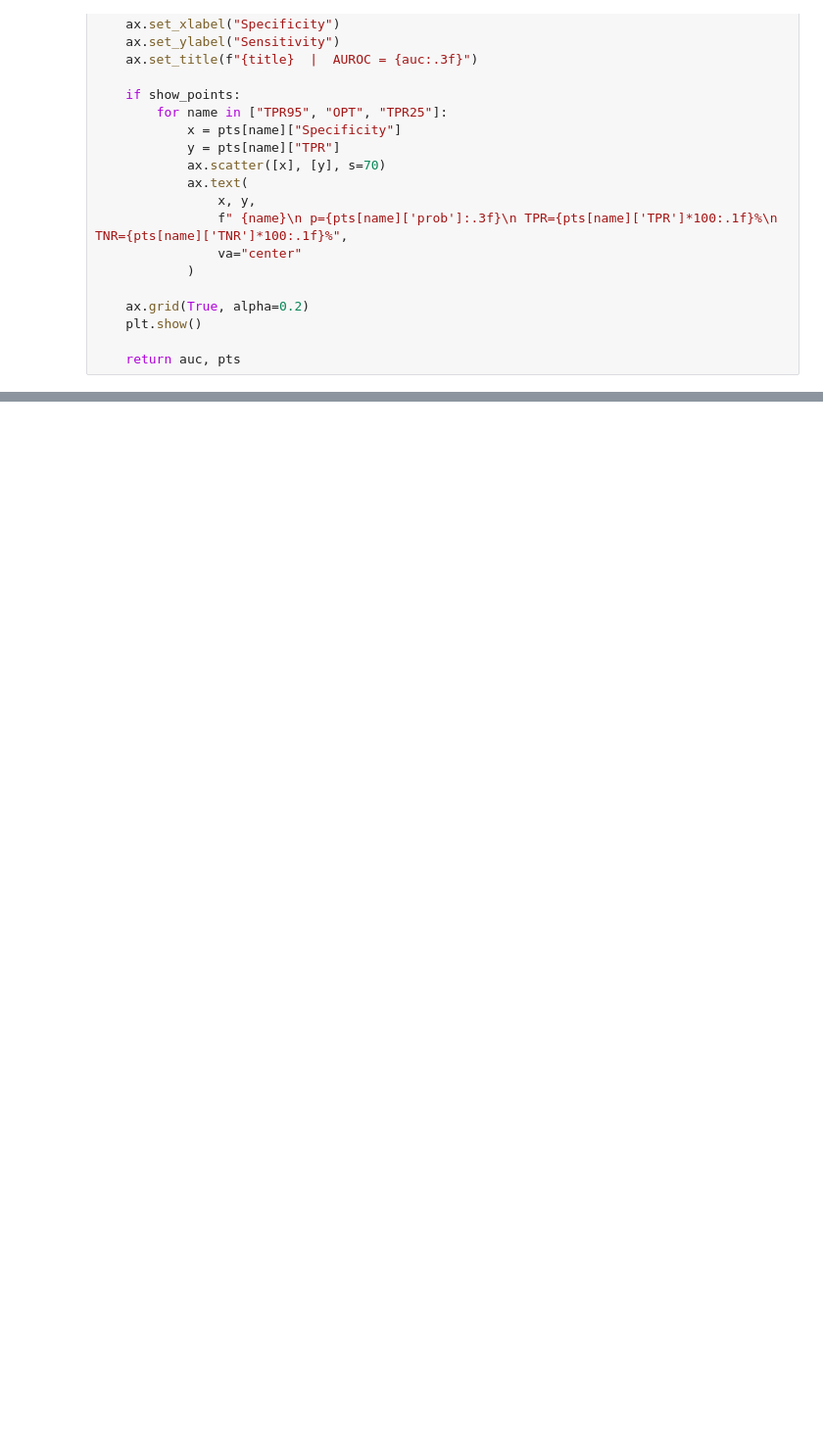
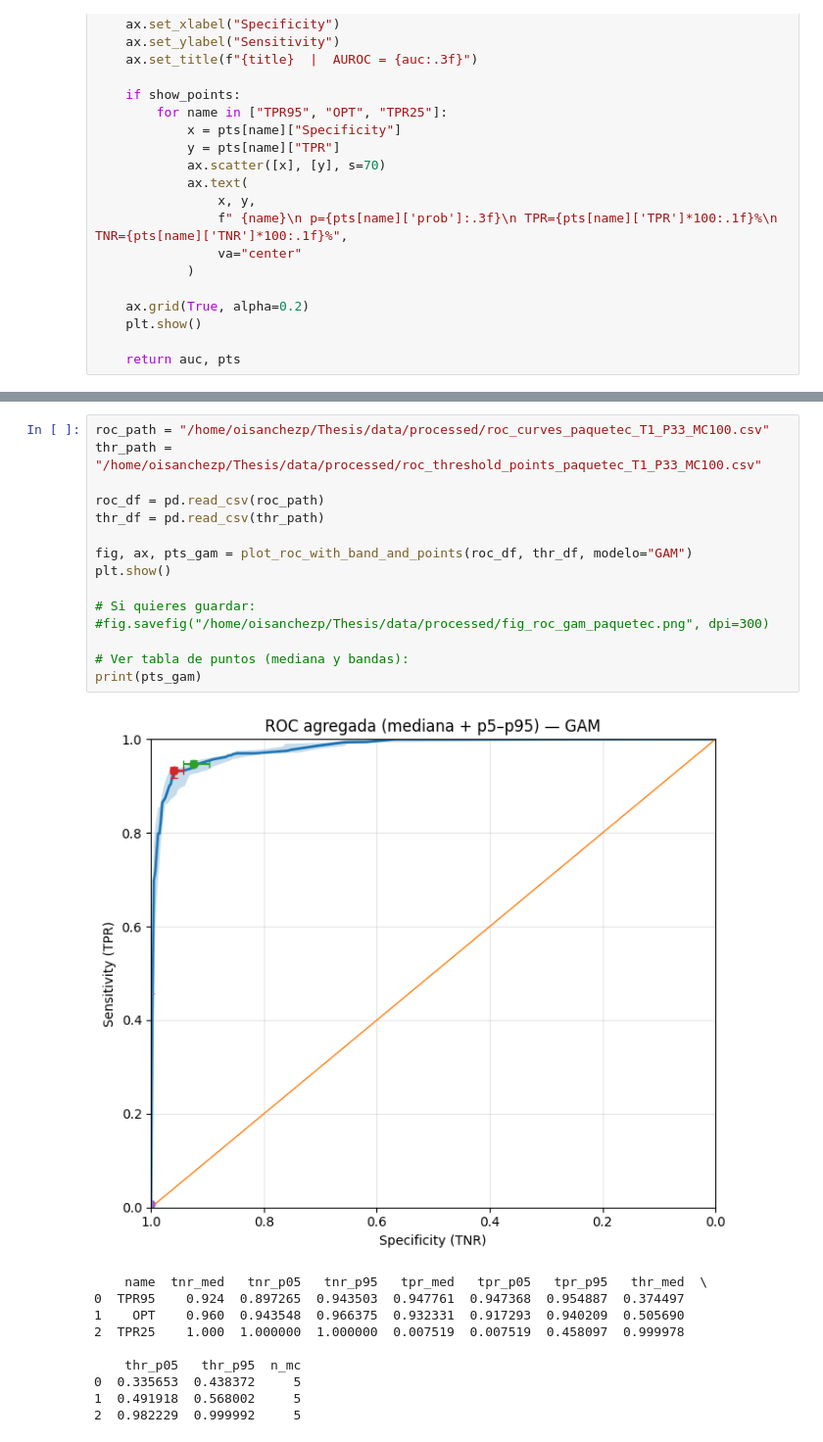
Before and after one commit to oisanchezp/Thesis, a Jupyter notebook: src/03_Chapter/EFECTOS_VARIABLES_paquete_c.ipynb, the cells around one changed output, grey strips where cells are left out. Shown at 98% size. Drawn from its saved outputs; the diff is of its cells as text; blank space fills up the shorter version.

```diff
--- a/src/03_Chapter/EFECTOS_VARIABLES_paquete_c.ipynb
+++ b/src/03_Chapter/EFECTOS_VARIABLES_paquete_c.ipynb
@@ -1841,0 +1963,26 @@ TPR25  0.992593  0.007519  0.000000  1.000000     1.000000
+# %%
+roc_path = "/home/oisanchezp/Thesis/data/processed/roc_curves_paquetec_T1_P33_MC100.csv"
+thr_path = "/home/oisanchezp/Thesis/data/processed/roc_threshold_points_paquetec_T1_P33_MC100.csv"
+
+roc_df = pd.read_csv(roc_path)
+thr_df = pd.read_csv(thr_path)
+
+fig, ax, pts_gam = plot_roc_with_band_and_points(roc_df, thr_df, modelo="GAM")
+plt.show()
+
+# Si quieres guardar:
+#fig.savefig("/home/oisanchezp/Thesis/data/processed/fig_roc_gam_paquetec.png", dpi=300)
+
+# Ver tabla de puntos (mediana y bandas):
+print(pts_gam)
+# %% [output]
+[figure, added]
+    name  tnr_med   tnr_p05   tnr_p95   tpr_med   tpr_p05   tpr_p95   thr_med  \
+0  TPR95    0.924  0.897265  0.943503  0.947761  0.947368  0.954887  0.374497
+1    OPT    0.960  0.943548  0.966375  0.932331  0.917293  0.940209  0.505690
+2  TPR25    1.000  1.000000  1.000000  0.007519  0.007519  0.458097  0.999978
+
+    thr_p05   thr_p95  n_mc
+0  0.335653  0.438372     5
+1  0.491918  0.568002     5
+2  0.982229  0.999992     5
```
Also changed, not shown: parts of 13 cells of this notebook, 3 other files.
